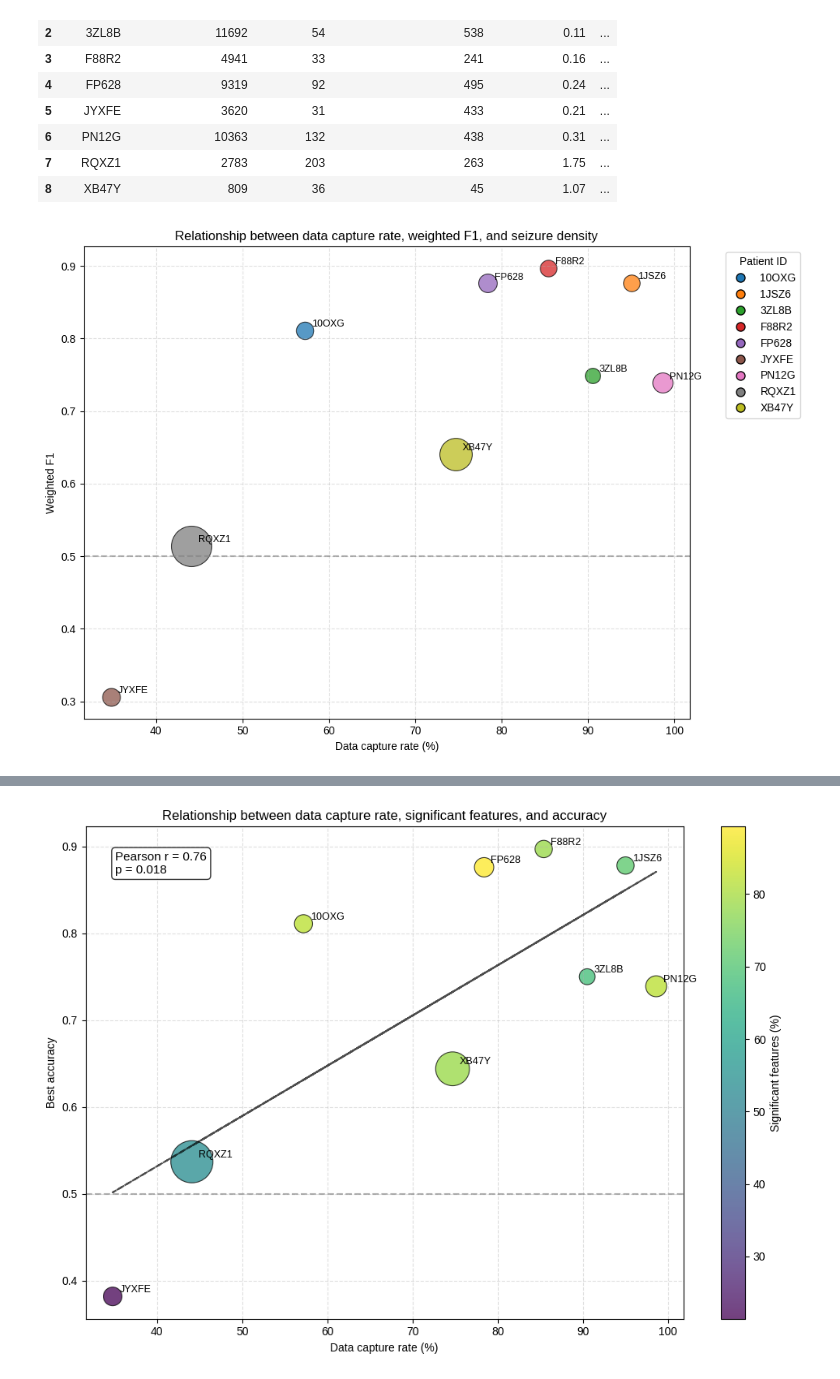
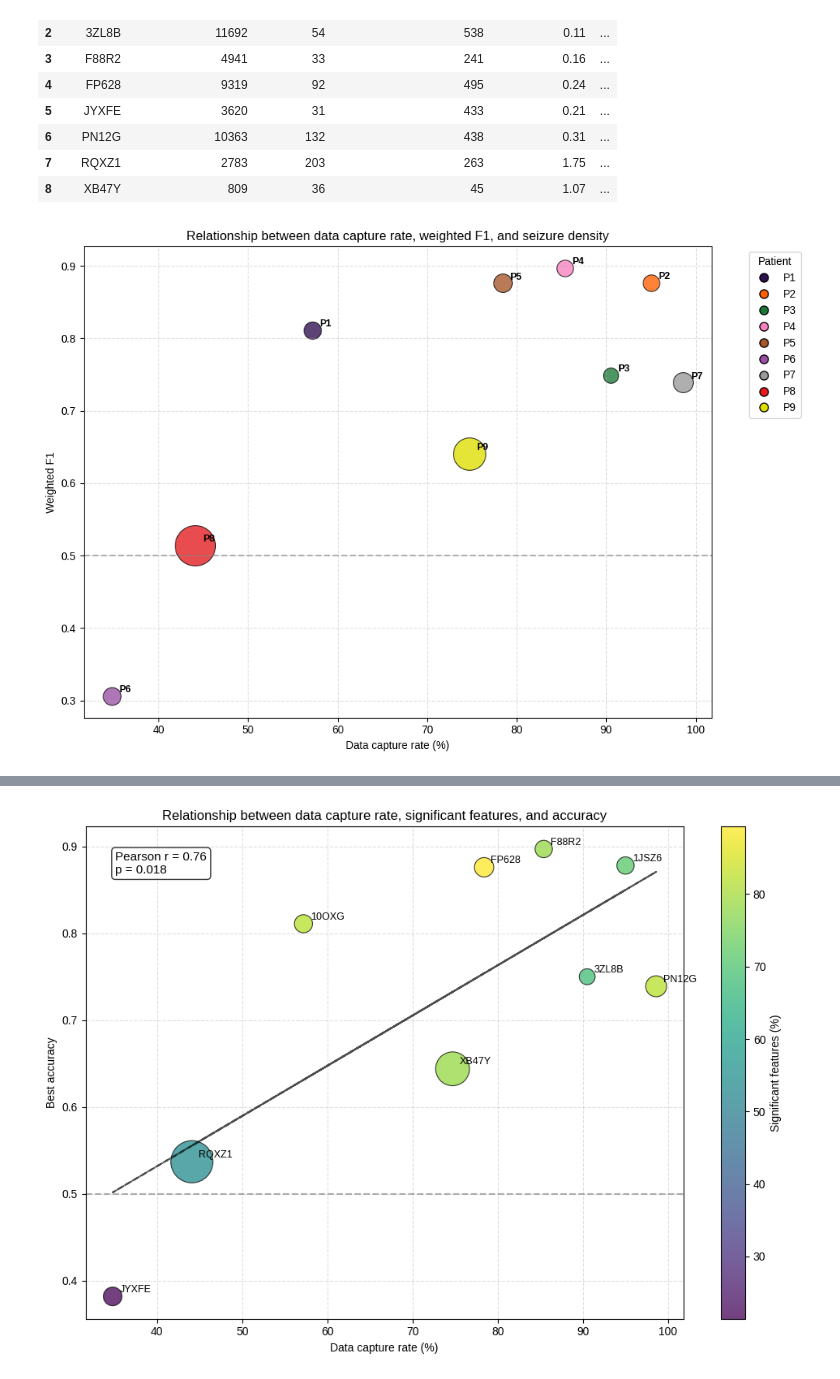
Before and after one commit to tomas0899/FoundationModel_EEG_Dissertation, a Jupyter notebook: Main_project/src/test_and_develop/2_Feature_extraction/joint_volcano_barplot_pvalue_effectsize.ipynb, the cells around one changed output, grey strips where cells are left out. Cells and saved outputs as stored; diff of their text form; code cells hidden in the pictures.

```diff
--- a/Main_project/src/test_and_develop/2_Feature_extraction/joint_volcano_barplot_pvalue_effectsize.ipynb
+++ b/Main_project/src/test_and_develop/2_Feature_extraction/joint_volcano_barplot_pvalue_effectsize.ipynb
@@ -1275,36 +1438,78 @@ df_merged
 # %%
 import matplotlib.pyplot as plt
 import numpy as np
+import pandas as pd
+from matplotlib.lines import Line2D
+from pathlib import Path
+from datetime import date
 
 # ============================================================
 # Bubble scatter plot
 # X = Data capture rate (%)
 # Y = Weighted F1
 # Bubble size = Seizure density
-# Colour = Patient ID
-# Label = Patient ID
+# Colour = Patient number
+# Label = Patient number
 # ============================================================
+
+patient_number_map = {
+    "10OXG": "P1",
+    "1JSZ6": "P2",
+    "3ZL8B": "P3",
+    "F88R2": "P4",
+    "FP628": "P5",
+    "JYXFE": "P6",
+    "PN12G": "P7",
+    "RQXZ1": "P8",
+    "XB47Y": "P9"
+}
+
+patient_order = ["P1", "P2", "P3", "P4", "P5", "P6", "P7", "P8", "P9"]
 
 df_plot = df_merged.copy()
 
-# Sort only to keep plotting/legend consistent
-df_plot = df_plot.sort_values("Patient ID")
+# Replace original patient IDs with assigned patient numbers
+df_plot["Patient"] = df_plot["Patient ID"].map(patient_number_map)
 
-# Colorblind-friendly palette: matplotlib tab10
-patients = df_plot["Patient ID"].tolist()
-cmap = plt.get_cmap("tab10")
+# Optional check: identify unmapped patients
+unmapped_patients = df_plot.loc[df_plot["Patient"].isna(), "Patient ID"].unique()
+if len(unmapped_patients) > 0:
+    print("Warning: these Patient IDs were not mapped:", unmapped_patients)
+
+# Sort by assigned patient number
+df_plot["Patient"] = pd.Categorical(
+    df_plot["Patient"],
+    categories=patient_order,
+    ordered=True
+)
+
+df_plot = df_plot.sort_values("Patient")
+
+CB_color_cycle = [
+    '#2E0F4F',  # P1 - very dark violet
+    '#FF5F00',  # P2 - very bright orange
+    '#1B7837',  # P3 - dark green
+    '#f781bf',  # P4 - pink
+    '#a65628',  # P5 - brown
+    '#984ea3',  # P6 - purple
+    '#999999',  # P7 - grey
+    '#e41a1c',  # P8 - red
+    '#dede00'   # P9 - yellow
+]
 patient_colors = {
-    patient: cmap(i % 10)
-    for i, patient in enumerate(patients)
+    patient: CB_color_cycle[i]
+    for i, patient in enumerate(patient_order)
 }
 
 # Bubble size scaling
-# matplotlib 's' is area, not radius
 density = df_plot["Seizure density"]
 
-bubble_sizes = 200 + (
-    (density - density.min()) / (density.max() - density.min())
-) * 1200
+if density.max() == density.min():
+    bubble_sizes = pd.Series(700, index=df_plot.index)
+else:
+    bubble_sizes = 200 + (
+        (density - density.min()) / (density.max() - density.min())
+    ) * 1200
 
 plt.figure(figsize=(10, 7))
 
@@ -1313,8 +1518,8 @@ for i, row in df_plot.iterrows():
         row["Data capture rate, %"],
         row["Weighted F1"],
         s=bubble_sizes.loc[i],
-        color=patient_colors[row["Patient ID"]],
-        alpha=0.75,
+        color=patient_colors[row["Patient"]],
+        alpha=0.78,
         edgecolor="black",
         linewidth=0.8
     )
@@ -1322,44 +1527,53 @@ for i, row in df_plot.iterrows():
     plt.text(
         row["Data capture rate, %"] + 0.8,
         row["Weighted F1"] + 0.005,
-        row["Patient ID"],
-        fontsize=9
+        row["Patient"],
+        fontsize=9,
+        fontweight="bold"
     )
 
 plt.xlabel("Data capture rate (%)")
 plt.ylabel("Weighted F1")
 plt.title("Relationship between data capture rate, weighted F1, and seizure density")
 
 plt.grid(True, linestyle="--", alpha=0.4)
 
 # Optional reference line
 plt.axhline(0.5, linestyle="--", color="grey", alpha=0.6)
 
-# Color legend
-from matplotlib.lines import Line2D
-
+# Colour legend
 legend_handles = [
     Line2D(
         [0],
         [0],
         marker="o",
         color="w",
         label=patient,
         markerfacecolor=patient_colors[patient],
         markeredgecolor="black",
         markersize=8
     )
-    for patient in patients
+    for patient in patient_order
 ]
 
 plt.legend(
     handles=legend_handles,
-    title="Patient ID",
+    title="Patient",
     bbox_to_anchor=(1.05, 1),
     loc="upper left",
     frameon=True
 )
+
 plt.tight_layout()
+
+# Save as SVG in current notebook folder
+today = date.today().strftime("%Y-%m-%d")
+output_path = Path.cwd() / f"bubble_data_capture_weighted_f1_seizure_density_CB_palette_{today}.svg"
+
+plt.savefig(output_path, format="svg", bbox_inches="tight")
+
 plt.show()
+
+print(f"SVG saved in: {output_path}")
 # %% [output]
-[figure, old version]
+[figure, new version]
```
Also changed, not shown: parts of 14 cells of this notebook, 1 other file.
